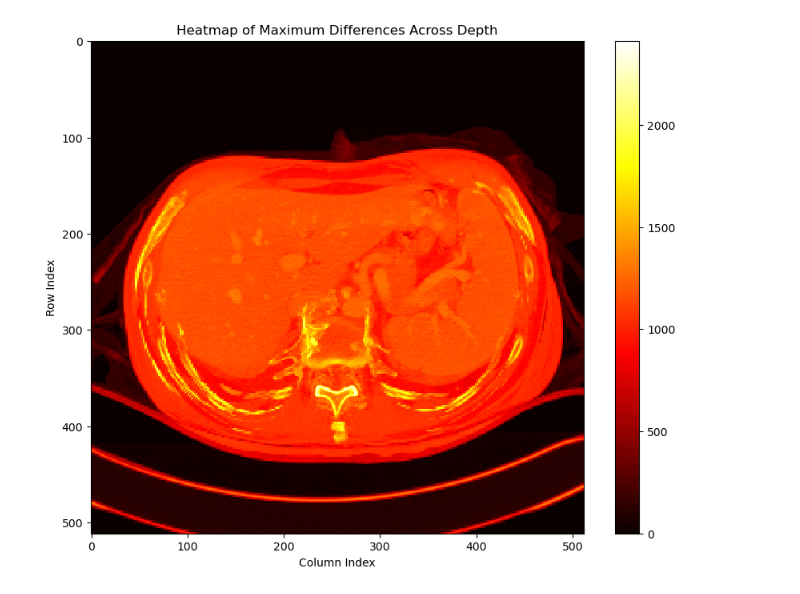
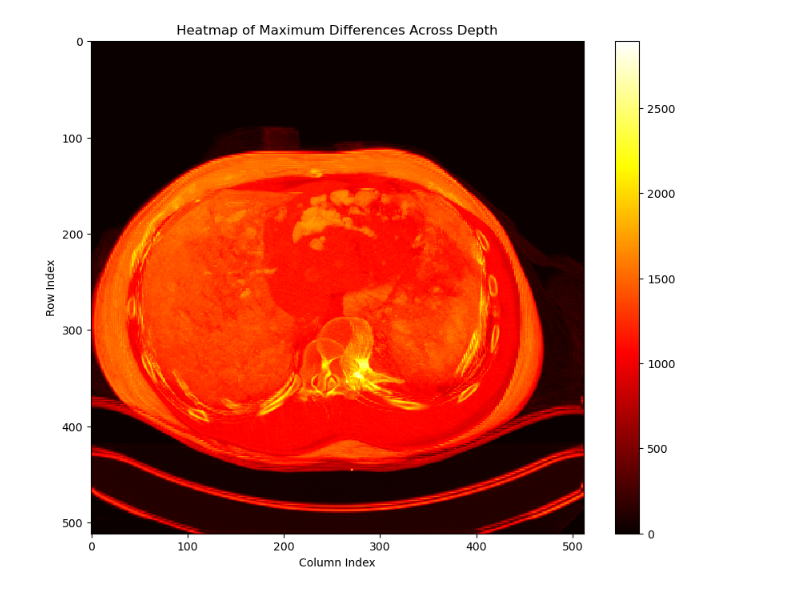
Before and after one commit to Expo39/CCE3015, a Jupyter notebook: DWT/Python/Testing/Test3.ipynb, the cells around one changed output. Drawn from its saved outputs; the diff is of its cells as text; code cells hidden in the pictures.

```diff
--- a/DWT/Python/Testing/Test3.ipynb
+++ b/DWT/Python/Testing/Test3.ipynb
@@ -20,14 +20,6 @@ def read_binary_file(filename, shape_filename):
         data = data.reshape((depth, rows, cols))
     return data
 
-def write_wavelet3d_result(filename, coeffs):
-    with open(filename, 'wb') as file:
-        for key in coeffs:
-            data = coeffs[key]
-            depth, rows, cols = data.shape
-            file.write(np.array([depth, rows, cols], dtype=np.uint64).tobytes())
-            file.write(data.astype(np.float32).tobytes())
-
 def read_wavelet3d_result(filename):
     subbands = {}
     key_map = {
@@ -41,12 +33,18 @@ def read_wavelet3d_result(filename):
             cols = int(np.fromfile(file, dtype=np.uint64, count=1)[0])
             data = np.fromfile(file, dtype=np.float32, count=depth*rows*cols)
             data = data.reshape((depth, rows, cols))
-            subbands[key] = data
+            subbands[key_map[key]] = data
     return subbands
 
-def crop_data(data, target_shape):
+def crop_or_pad_data(data, target_shape):
     slices = tuple(slice(0, min(s, t)) for s, t in zip(data.shape, target_shape))
-    return data[slices]
+    cropped_data = data[slices]
+
+    # Pad the data if necessary
+    pad_widths = [(0, max(0, t - s)) for s, t in zip(cropped_data.shape, target_shape)]
+    padded_data = np.pad(cropped_data, pad_widths, mode='constant', constant_values=0)
+
+    return padded_data
 
 def compare_data(original, reconstructed):
     difference = np.abs(original - reconstructed)
@@ -80,25 +78,73 @@ def visualize_differences(difference):
     plt.ylabel('Row Index')
     plt.show()
 
+def calculate_mse(original, reconstructed):
+    return np.mean((original - reconstructed) ** 2)
+
+# Create test data
+binary_filename = "../../Final/data/3/3.bin"
+shape_filename = "../../Final/data/3/3_shape.txt"
+depth = 2
+rows = 2
+cols = 2
+
+# Read the original input data
+original_data = read_binary_file(binary_filename, shape_filename)
+
+# Perform the 3D wavelet transform
+coeffs = pywt.dwtn(original_data, 'db2', axes=(0, 1, 2))
+
+# # Print all the subbands
+# for key in coeffs.keys():
+#     print(f"Subband {key}:")
+#     print(coeffs[key])
+
+# Write the wavelet coefficients to a file
+wavelet_filename = '../../Final/serial/outputs/3out.bin'
+
 # Read the results from the C++ implementation
-cpp_filename = '../../Final/serial/outputs/11out.bin'
-data_cpp = read_wavelet3d_result(cpp_filename)
+data_cpp = read_wavelet3d_result(wavelet_filename)
+
+# # Print the LLL subband of data_cpp
+# print("LLL Subband of data_cpp:")
+# print(data_cpp['LLH'])
+
+
+# Get the target shape from the original data
+target_shape = original_data.shape
+
+# Define the reverse key map
+reverse_key_map = {
+    'LLL': 'aaa', 'LLH': 'aad', 'LHL': 'ada', 'LHH': 'add',
+    'HLL': 'daa', 'HLH': 'dad', 'HHL': 'dda', 'HHH': 'ddd'
+}
+
+# Map the keys back to the expected format
+data_cpp_mapped = {reverse_key_map[key]: value for key, value in data_cpp.items()}
 
 # Perform the inverse 3D DWT
-reconstructed_data_cpp = pywt.idwtn(data_cpp, 'db1', axes=(0, 1, 2))
+reconstructed_data_cpp = pywt.idwtn(data_cpp_mapped, 'db2', axes=(0, 1, 2))
 
-# Read the original input data
-original_filename = '../../Final/data/11/11.bin'
-shape_filename = '../../Final/data/11/11_shape.txt'
-original_data = read_binary_file(original_filename, shape_filename)
+# Get the target shape from the original data
+target_shape = original_data.shape
 
-# Crop the reconstructed data to match the shape of the original data
-target_shape = original_data.shape
-reconstructed_data_cpp_cropped = crop_data(reconstructed_data_cpp, target_shape)
+# Crop or pad the reconstructed data to match the shape of the original data
+reconstructed_data_cpp_cropped = crop_or_pad_data(reconstructed_data_cpp, target_shape)
+
+# # Print original and reconstructed data
+# print("Original Data:")
+# print(original_data)
+# print("Reconstructed Data:")
+# print(reconstructed_data_cpp_cropped)
 
 # Compare the original data with the cropped reconstructed data from C++ implementation
 difference = compare_data(original_data, reconstructed_data_cpp_cropped)
 
 # Visualize the differences
 visualize_differences(difference)
+
+# # Calculate and print MSE for each subband
+# for key in coeffs.keys():
+#     mse = calculate_mse(coeffs[key], data_cpp[key])
+#     print(f"MSE for subband {key}: {mse}")
 # %% [output]
@@ -110 +156 @@ Mean difference: 157.65721130371094
-[figure, old version]
+[figure, new version]
```
Also changed, not shown: parts of 3 cells of this notebook, 57 other files.
